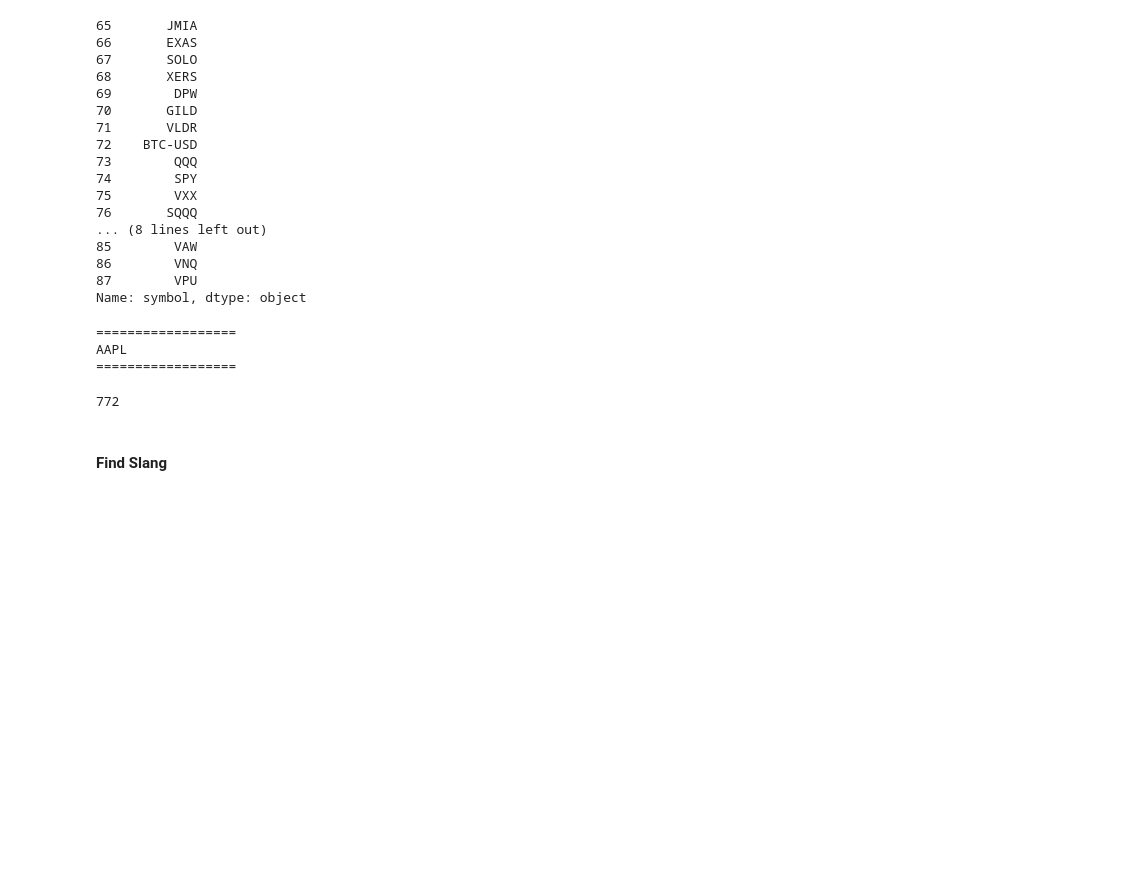
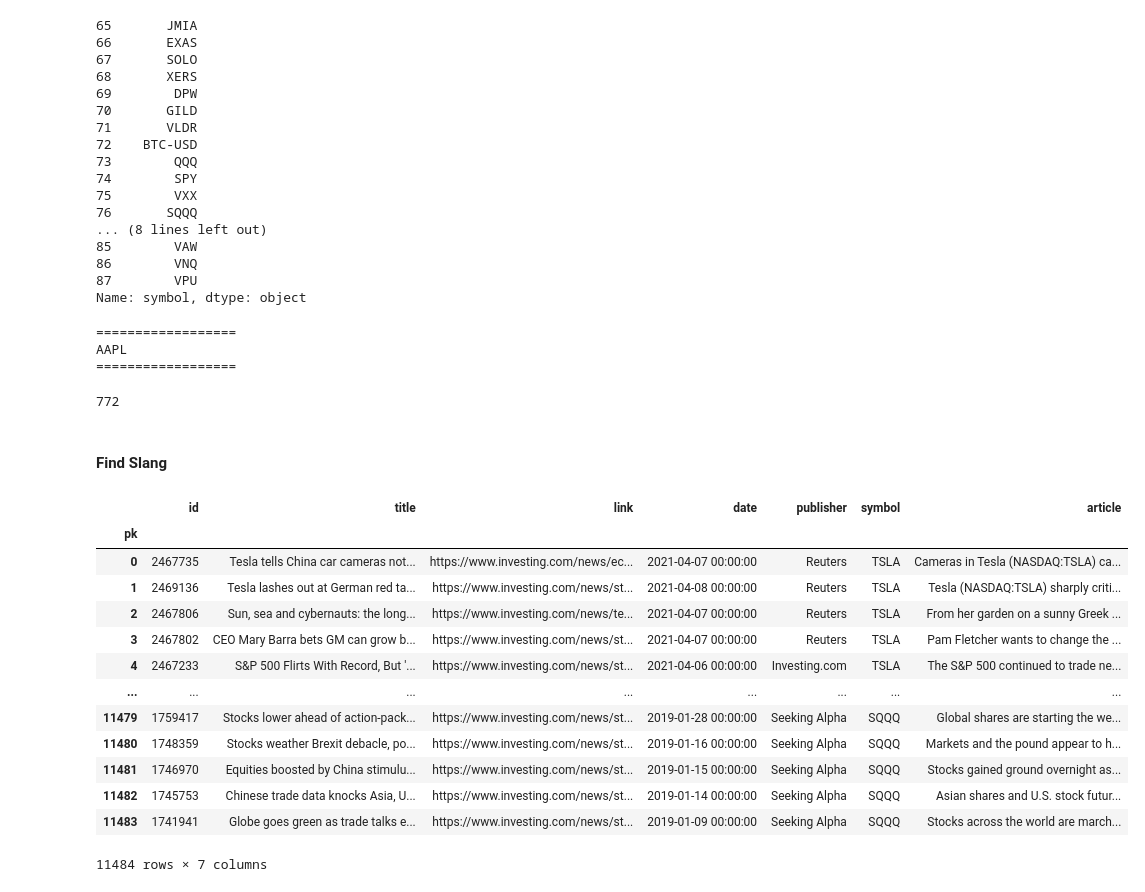
Before and after one commit to kyle-rgb/Discord_Project, a Jupyter notebook: notebooks/Data_Cleaning.ipynb, the cells around one changed output. Saved outputs shown, nothing was run; the diff lists cells and outputs as text; code cells hidden in the pictures; blank space fills up the shorter version.

```diff
--- a/notebooks/Data_Cleaning.ipynb
+++ b/notebooks/Data_Cleaning.ipynb
@@ -3514,3 +3514,6 @@ with sql.connect('../data/raw/crypt.db') as con:
     crypt_articles.to_sql("crypt_articles", index=True,index_label='pk', con=con, if_exists='replace')
 # %% [markdown]
 #### Find Slang
+# %%
+with sql.connect('../data/interim/companies.db') as con:
+    articles = pd.read_sql("select * from articles", index_col="pk", con=con)
@@ -3516,0 +3522,17 @@ with sql.connect('../data/raw/crypt.db') as con:
+# %%
+articles
+# %% [output]
+|  | id | title | link | date | publisher | symbol | article |
+| pk |  |  |  |  |  |  |  |
+| 0 | 2467735 | Tesla tells China car cameras not... | https://www.investing.com/news/ec... | 2021-04-07 00:00:00 | Reuters | TSLA | Cameras in Tesla (NASDAQ:TSLA) ca... |
+| 1 | 2469136 | Tesla lashes out at German red ta... | https://www.investing.com/news/st... | 2021-04-08 00:00:00 | Reuters | TSLA | Tesla (NASDAQ:TSLA) sharply criti... |
+| 2 | 2467806 | Sun, sea and cybernauts: the long... | https://www.investing.com/news/te... | 2021-04-07 00:00:00 | Reuters | TSLA | From her garden on a sunny Greek ... |
+| 3 | 2467802 | CEO Mary Barra bets GM can grow b... | https://www.investing.com/news/st... | 2021-04-07 00:00:00 | Reuters | TSLA | Pam Fletcher wants to change the ... |
+| 4 | 2467233 | S&P 500 Flirts With Record, But '... | https://www.investing.com/news/st... | 2021-04-06 00:00:00 | Investing.com | TSLA | The S&P 500 continued to trade ne... |
+| ... | ... | ... | ... | ... | ... | ... | ... |
+| 11479 | 1759417 | Stocks lower ahead of action-pack... | https://www.investing.com/news/st... | 2019-01-28 00:00:00 | Seeking Alpha | SQQQ | Global shares are starting the we... |
+| 11480 | 1748359 | Stocks weather Brexit debacle, po... | https://www.investing.com/news/st... | 2019-01-16 00:00:00 | Seeking Alpha | SQQQ | Markets and the pound appear to h... |
+| 11481 | 1746970 | Equities boosted by China stimulu... | https://www.investing.com/news/st... | 2019-01-15 00:00:00 | Seeking Alpha | SQQQ | Stocks gained ground overnight as... |
+| 11482 | 1745753 | Chinese trade data knocks Asia, U... | https://www.investing.com/news/st... | 2019-01-14 00:00:00 | Seeking Alpha | SQQQ | Asian shares and U.S. stock futur... |
+| 11483 | 1741941 | Globe goes green as trade talks e... | https://www.investing.com/news/st... | 2019-01-09 00:00:00 | Seeking Alpha | SQQQ | Stocks across the world are march... |
+11484 rows × 7 columns
```
Also changed, not shown: parts of 15 cells of this notebook, 1 other file.
